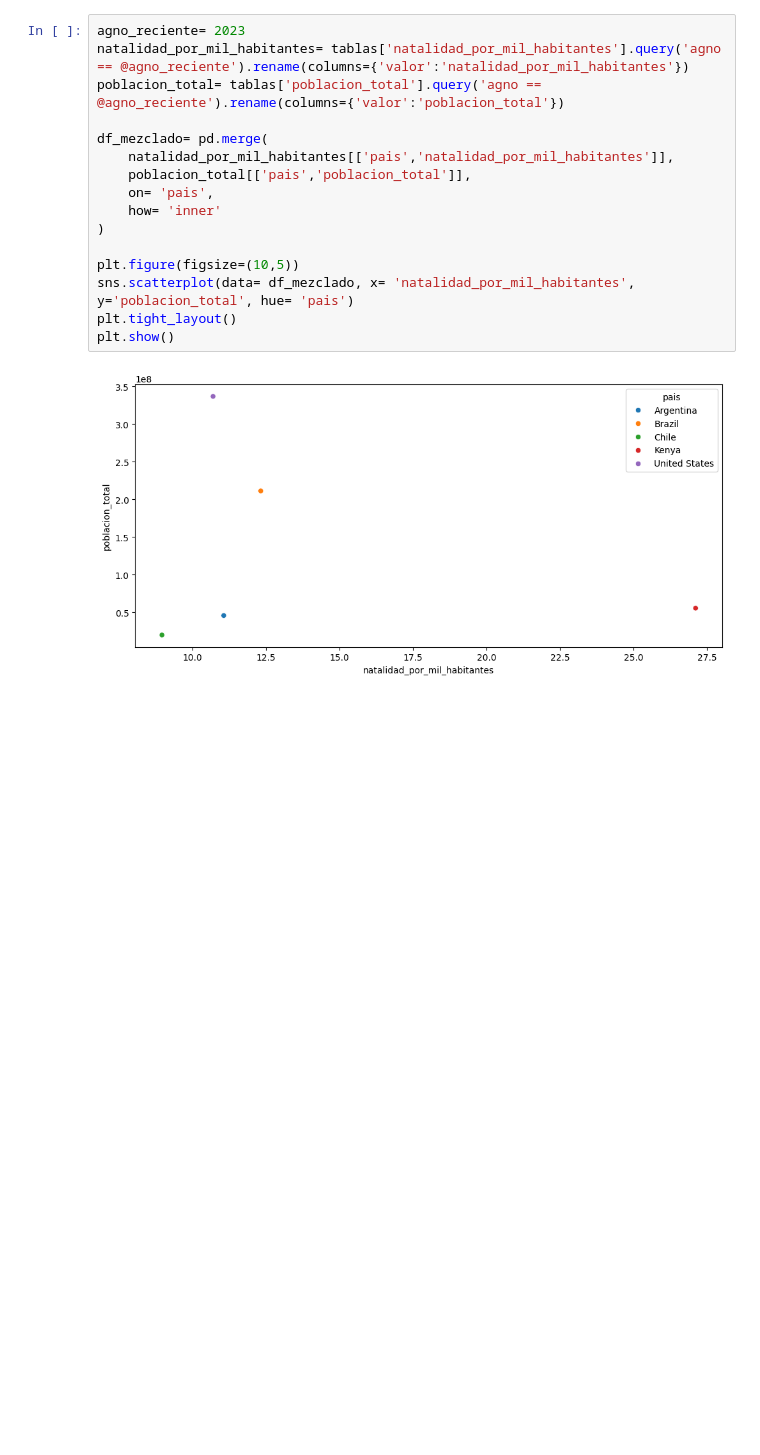
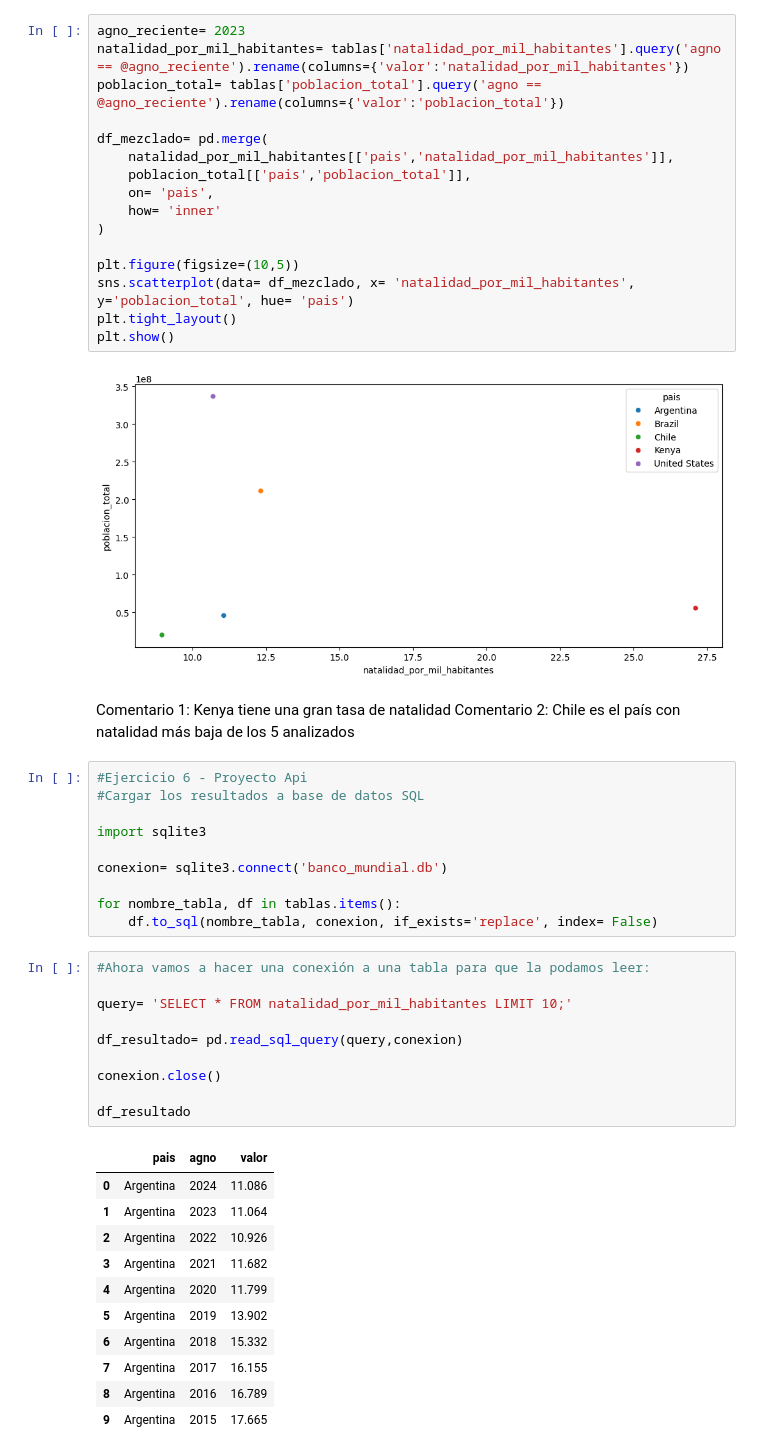
Before and after one commit to Brenda-Carloni/interacting-with-api-python-project-tutorial, a Jupyter notebook: src/explore.ipynb, the cells around one changed output. Saved outputs shown, nothing was run; the diff lists cells and outputs as text; blank space fills up the shorter version.

Commit message:
Ejecicio 6 - Proyecto API

```diff
--- a/src/explore.ipynb
+++ b/src/explore.ipynb
@@ -146,3 +146,38 @@ plt.tight_layout()
 plt.show()
 # %% [output]
 [figure]
+# %% [markdown]
+Comentario 1: Kenya tiene una gran tasa de natalidad
+Comentario 2: Chile es el país con natalidad más baja de los 5 analizados
+# %%
+#Ejercicio 6 - Proyecto Api
+#Cargar los resultados a base de datos SQL
+
+import sqlite3
+
+conexion= sqlite3.connect('banco_mundial.db')
+
+for nombre_tabla, df in tablas.items():
+    df.to_sql(nombre_tabla, conexion, if_exists='replace', index= False)
+# %%
+#Ahora vamos a hacer una conexión a una tabla para que la podamos leer:
+
+query= 'SELECT * FROM natalidad_por_mil_habitantes LIMIT 10;'
+
+df_resultado= pd.read_sql_query(query,conexion)
+
+conexion.close()
+
+df_resultado
+# %% [output]
+|  | pais | agno | valor |
+| 0 | Argentina | 2024 | 11.086 |
+| 1 | Argentina | 2023 | 11.064 |
+| 2 | Argentina | 2022 | 10.926 |
+| 3 | Argentina | 2021 | 11.682 |
+| 4 | Argentina | 2020 | 11.799 |
+| 5 | Argentina | 2019 | 13.902 |
+| 6 | Argentina | 2018 | 15.332 |
+| 7 | Argentina | 2017 | 16.155 |
+| 8 | Argentina | 2016 | 16.789 |
+| 9 | Argentina | 2015 | 17.665 |
```
